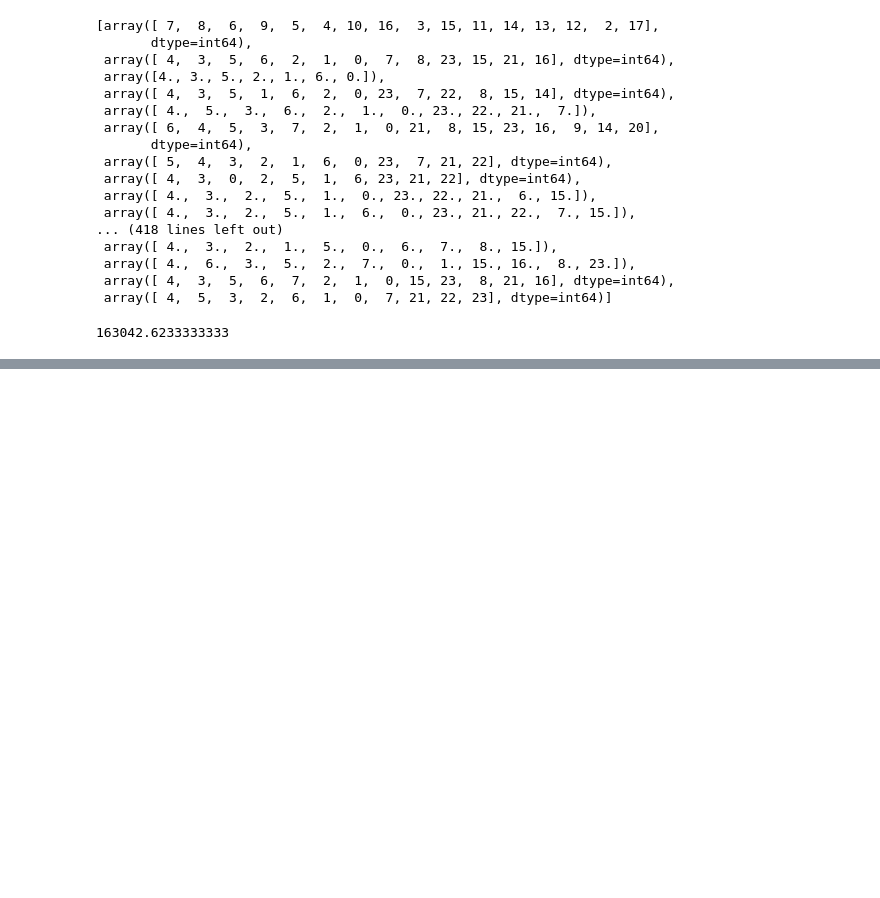
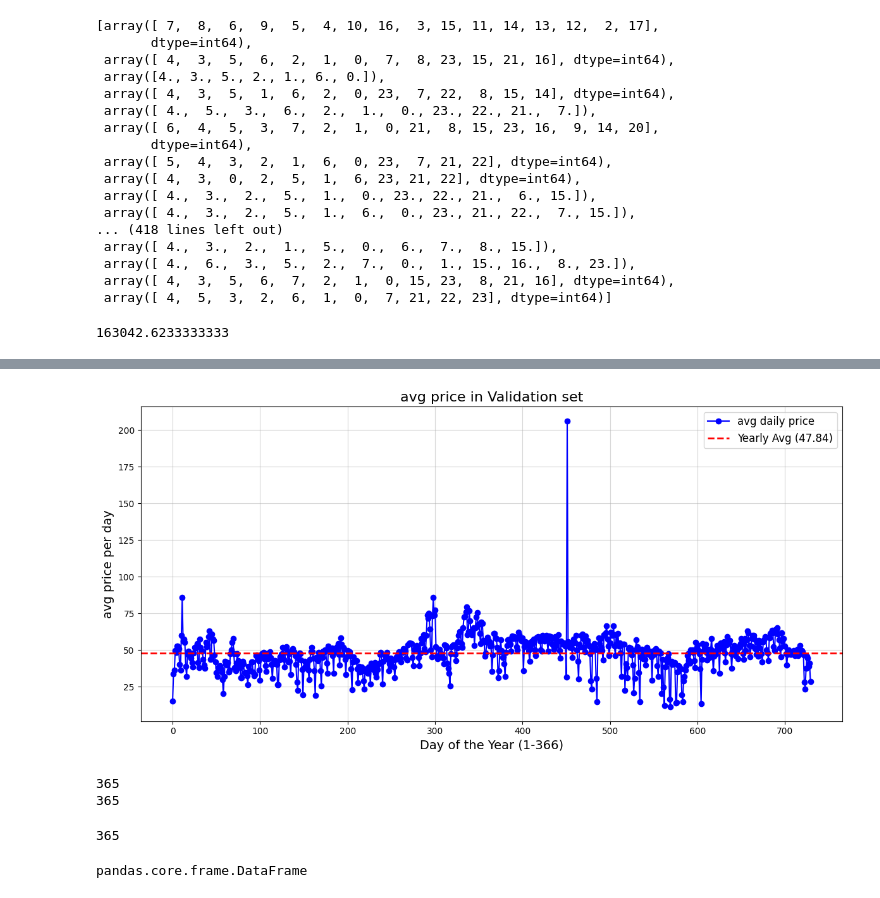
Before and after one commit to kiarakitana/RL_project, a Jupyter notebook: analysis&baseline.ipynb, the cells around one changed output, grey strips where cells are left out. Saved outputs shown, nothing was run; the diff lists cells and outputs as text; code cells hidden in the pictures; blank space fills up the shorter version.

```diff
--- a/analysis&baseline.ipynb
+++ b/analysis&baseline.ipynb
@@ -244,0 +246,2 @@ sum(total_per_day)
+# %%
+test_data = pd.read_excel('validate.xlsx')
@@ -244,0 +264,4 @@ sum(total_per_day)
+# %%
+test_data['avg_price_per_day'] = test_data.filter(like='Hour').apply(lambda row: row.mean(), axis=1)
+test_data = test_data.reset_index()
+test_data[['PRICES', 'avg_price_per_day']]
@@ -244,0 +282,32 @@ sum(total_per_day)
+# %%
+plt.figure(figsize=(12, 6))
+plt.plot(test_data.index, test_data['avg_price_per_day'], marker='o', linestyle='-', color='b', label='avg daily price')
+plt.axhline(y=test_data['avg_price_per_day'].mean(), color='red', linestyle='--', linewidth=2, label=f'Yearly Avg ({test_data['avg_price_per_day'].mean():.2f})')
+plt.title('avg price in Validation set', fontsize=16)
+plt.xlabel('Day of the Year (1-366)', fontsize=14)
+plt.ylabel('avg price per day', fontsize=14)
+plt.grid(alpha=0.5)
+plt.legend(fontsize=12)
+plt.tight_layout()
+plt.show()
+# %% [output]
+[figure, added]
+# %%
+first_year = test_data[:365]
+second_year = test_data[365:]
+
+print(len(first_year))
+print(len(second_year))
+# %% [output]
+365
+365
+# %%
+type(hours_when_bought)
+del hours_when_bought[59]
+len(hours_when_bought)
+# %% [output]
+365
+# %%
+type(first_year)
+# %% [output]
+pandas.core.frame.DataFrame
```
Also changed, not shown: parts of 17 cells of this notebook, 2 other files.
